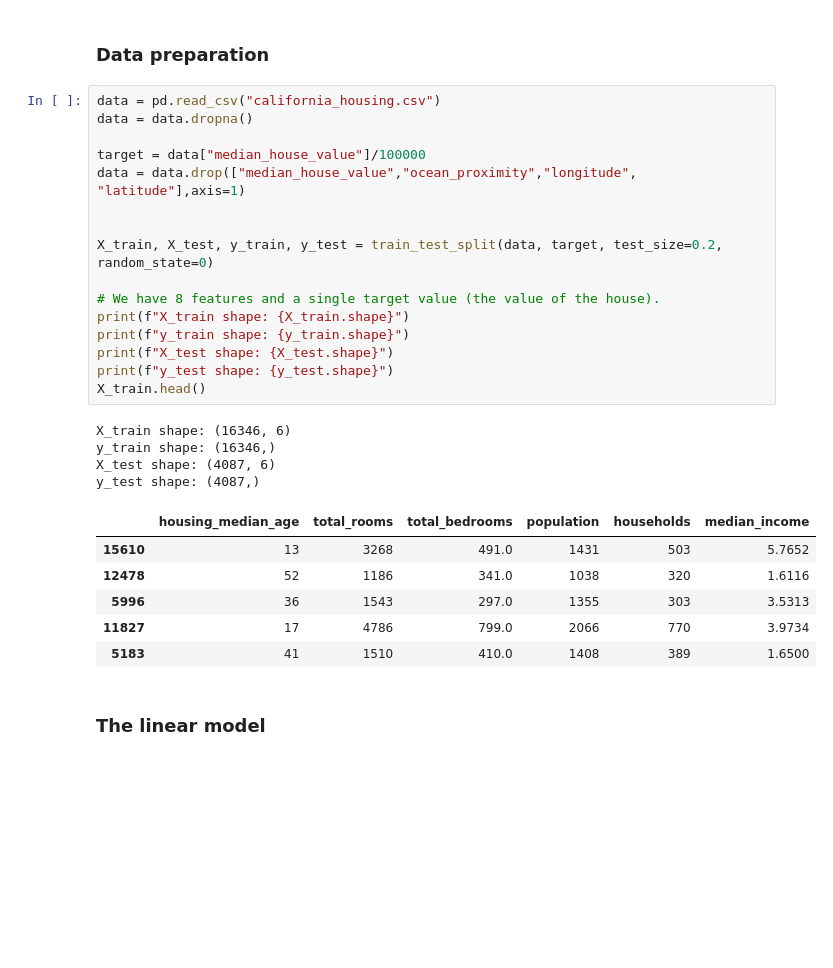
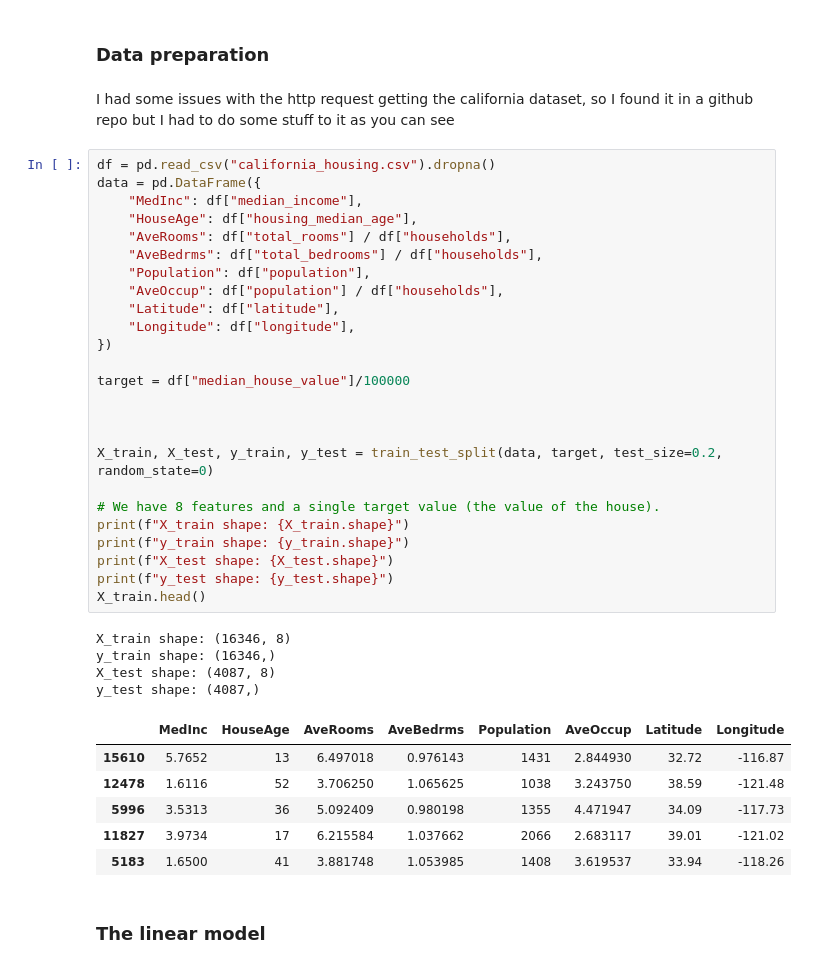
Before and after one commit to ffredz/TDT4172prosjekter, a Jupyter notebook: Project4/Project4_XAI.ipynb, the cells around one changed output. Drawn from its saved outputs; the diff is of its cells as text; blank space fills up the shorter version.

```diff
--- a/Project4/Project4_XAI.ipynb
+++ b/Project4/Project4_XAI.ipynb
@@ -56,33 +56,44 @@ from sklearn.model_selection import train_test_split
 from torch.utils.data import DataLoader, TensorDataset
 # %% [markdown]
 ### Data preparation
+# %% [markdown]
+I had some issues with the http request getting the california dataset, so I found it in a github repo but I had to do some stuff to it as you can see
 # %%
-data = pd.read_csv("california_housing.csv")
-data = data.dropna()
+df = pd.read_csv("california_housing.csv").dropna()
+data = pd.DataFrame({
+    "MedInc": df["median_income"],
+    "HouseAge": df["housing_median_age"],
+    "AveRooms": df["total_rooms"] / df["households"],
+    "AveBedrms": df["total_bedrooms"] / df["households"],
+    "Population": df["population"],
+    "AveOccup": df["population"] / df["households"],
+    "Latitude": df["latitude"],
+    "Longitude": df["longitude"],
+})
 
-target = data["median_house_value"]/100000
-data = data.drop(["median_house_value","ocean_proximity","longitude", "latitude"],axis=1)
+target = df["median_house_value"]/100000
+
 
 
 X_train, X_test, y_train, y_test = train_test_split(data, target, test_size=0.2, random_state=0)
 
 # We have 8 features and a single target value (the value of the house).
 print(f"X_train shape: {X_train.shape}")
 print(f"y_train shape: {y_train.shape}")
 print(f"X_test shape: {X_test.shape}")
 print(f"y_test shape: {y_test.shape}")
 X_train.head()
 # %% [output]
-X_train shape: (16346, 6)
+X_train shape: (16346, 8)
 y_train shape: (16346,)
-X_test shape: (4087, 6)
+X_test shape: (4087, 8)
 y_test shape: (4087,)
-|  | housing_median_age | total_rooms | total_bedrooms | population | households | median_income |
-| 15610 | 13 | 3268 | 491.0 | 1431 | 503 | 5.7652 |
-| 12478 | 52 | 1186 | 341.0 | 1038 | 320 | 1.6116 |
-| 5996 | 36 | 1543 | 297.0 | 1355 | 303 | 3.5313 |
-| 11827 | 17 | 4786 | 799.0 | 2066 | 770 | 3.9734 |
-| 5183 | 41 | 1510 | 410.0 | 1408 | 389 | 1.6500 |
+|  | MedInc | HouseAge | AveRooms | AveBedrms | Population | AveOccup | Latitude | Longitude |
+| 15610 | 5.7652 | 13 | 6.497018 | 0.976143 | 1431 | 2.844930 | 32.72 | -116.87 |
+| 12478 | 1.6116 | 52 | 3.706250 | 1.065625 | 1038 | 3.243750 | 38.59 | -121.48 |
+| 5996 | 3.5313 | 36 | 5.092409 | 0.980198 | 1355 | 4.471947 | 34.09 | -117.73 |
+| 11827 | 3.9734 | 17 | 6.215584 | 1.037662 | 2066 | 2.683117 | 39.01 | -121.02 |
+| 5183 | 1.6500 | 41 | 3.881748 | 1.053985 | 1408 | 3.619537 | 33.94 | -118.26 |
 # %% [markdown]
 ### The linear model
 # %%
```
Also changed, not shown: parts of 24 cells of this notebook.
